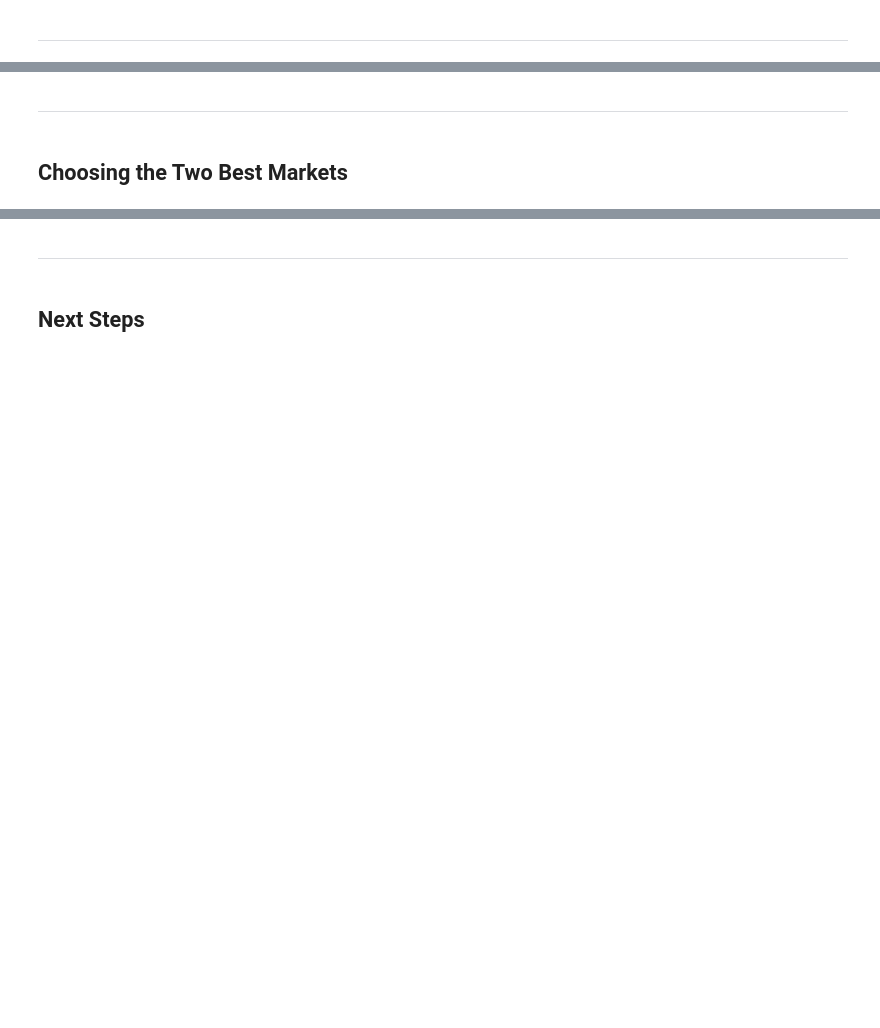
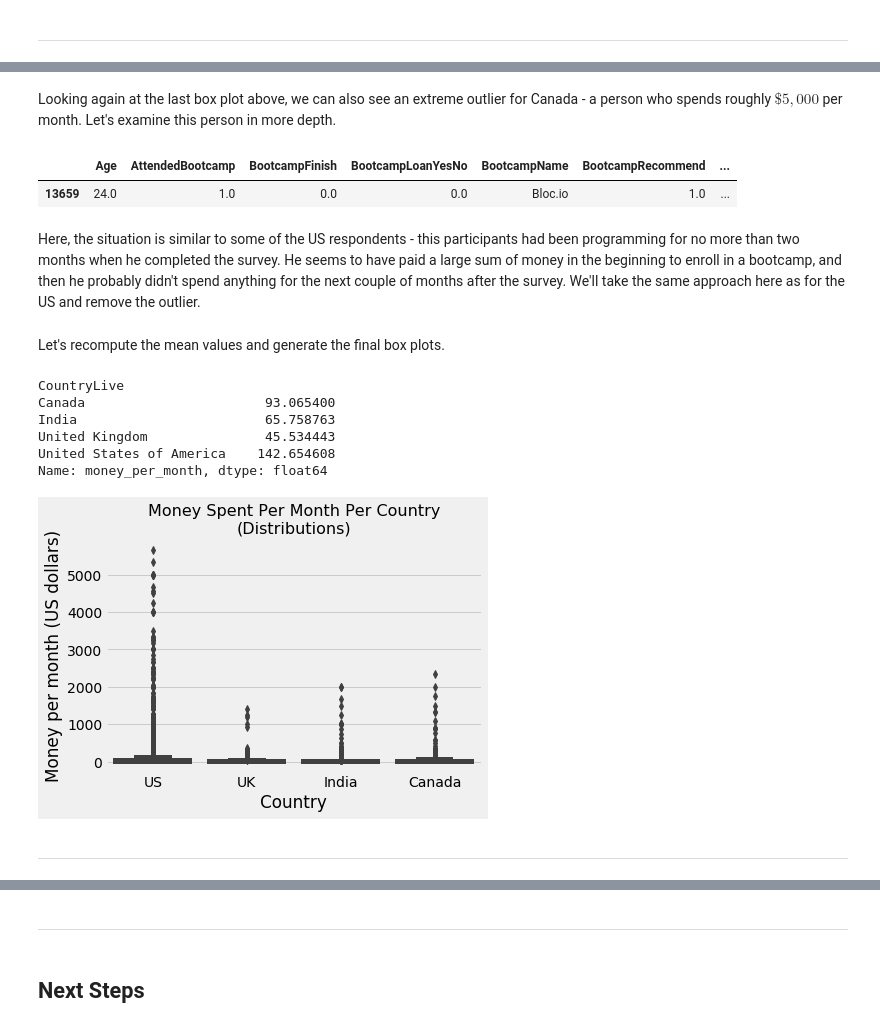
Before and after one commit to johannesgiorgis/dataquest, a Jupyter notebook: data_science_path/projects/project15_finding_the_best_markets_to_advertise_in/project15_finding_the_best_markets_to_advertise_in.ipynb, the cells around one changed output, grey strips where cells are left out. Saved outputs shown, nothing was run; the diff lists cells and outputs as text; code cells hidden in the pictures; blank space fills up the shorter version.

```diff
--- a/data_science_path/projects/project15_finding_the_best_markets_to_advertise_in/project15_finding_the_best_markets_to_advertise_in.ipynb
+++ b/data_science_path/projects/project15_finding_the_best_markets_to_advertise_in/project15_finding_the_best_markets_to_advertise_in.ipynb
@@ -243,0 +439,3 @@ One indicator of a good market is the number of potential customers — the more
+# %%
+# Remove the outliers for India
+only_4 = only_4.drop(india_outliers.index) # using the row labels
@@ -244,4 +476,62 @@ One indicator of a good market is the number of potential customers — the more
+# %%
+# Remove the respondents who didn't attend a bootcamp
+no_bootcamp = only_4[
+    (only_4['CountryLive'] == 'United States of America') &
+    (only_4['money_per_month'] >= 6000) &
+    (only_4['AttendedBootcamp'] == 0)
+]
+
+only_4 = only_4.drop(no_bootcamp.index)
+
+# Remove the respondents that had been programming for less than 3 months
+less_than_3_months = only_4[
+    (only_4['CountryLive'] == 'United States of America') &
+    (only_4['money_per_month'] >= 6000) &
+    (only_4['MonthsProgramming'] <= 3)
+]
+
+only_4 = only_4.drop(less_than_3_months.index)
+# %% [markdown]
+Looking again at the last box plot above, we can also see an extreme outlier for Canada - a person who spends roughly $\$5,000$ per month. Let's examine this person in more depth.
+# %%
+# Examine the extreme outliers for Canada
+canada_outliers = only_4[
+    (only_4['CountryLive'] == 'Canada') &
+    (only_4['money_per_month'] > 4500)
+]
+
+canada_outliers
+# %% [output]
+|  | Age | AttendedBootcamp | BootcampFinish | BootcampLoanYesNo | BootcampName | BootcampRecommend | ... |
+| 13659 | 24.0 | 1.0 | 0.0 | 0.0 | Bloc.io | 1.0 | ... |
+# %% [markdown]
+Here, the situation is similar to some of the US respondents - this participants had been programming for no more than two months when he completed the survey. He seems to have paid a large sum of money in the beginning to enroll in a bootcamp, and then he probably didn't spend anything for the next couple of months after the survey. We'll take the same approach here as for the US and remove the outlier.
+# %%
+# Remove the extreme outliers for Canada
+only_4 = only_4.drop(canada_outliers.index)
+# %% [markdown]
+Let's recompute the mean values and generate the final box plots.
+# %%
+# Recompute mean sum of money spent by students each month
+only_4.groupby('CountryLive').mean()['money_per_month']
+# %% [output]
+CountryLive
+Canada                       93.065400
+India                        65.758763
+United Kingdom               45.534443
+United States of America    142.654608
+Name: money_per_month, dtype: float64
+# %%
+# Visualize the distributions again
+sns.boxplot(y = 'money_per_month', x = 'CountryLive',
+           data = only_4)
+plt.title('Money Spent Per Month Per Country\n(Distributions)',
+         fontsize = 16)
+plt.ylabel('Money per month (US dollars)')
+plt.xlabel('Country')
+plt.xticks(range(4), ['US', 'UK', 'India', 'Canada']) # avoids tick labels overlap
+plt.show()
+# %% [output]
+[figure, added]
 # %% [markdown]
 ---
-# %% [markdown]
-## Choosing the Two Best Markets
```
Also changed, not shown: parts of 36 cells of this notebook.
